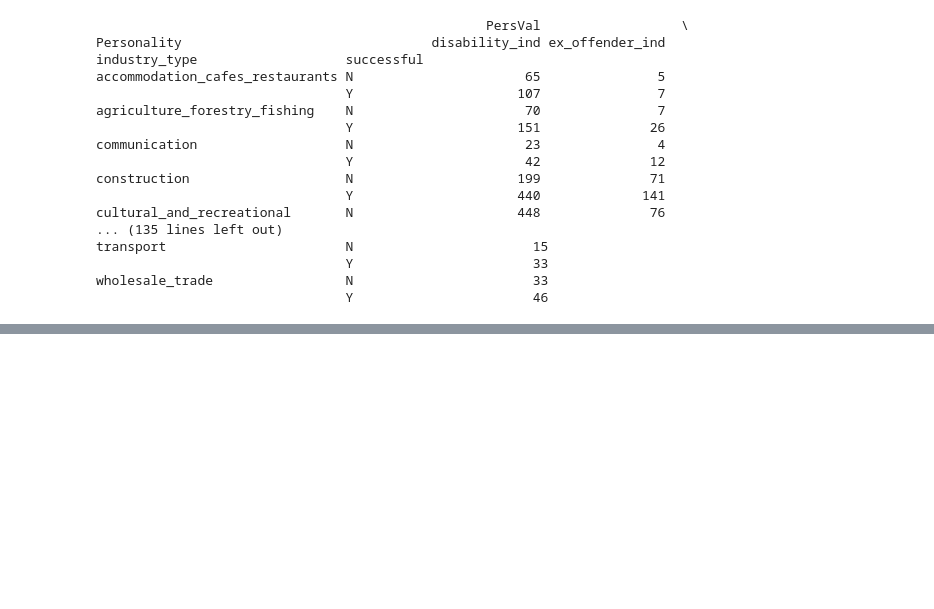
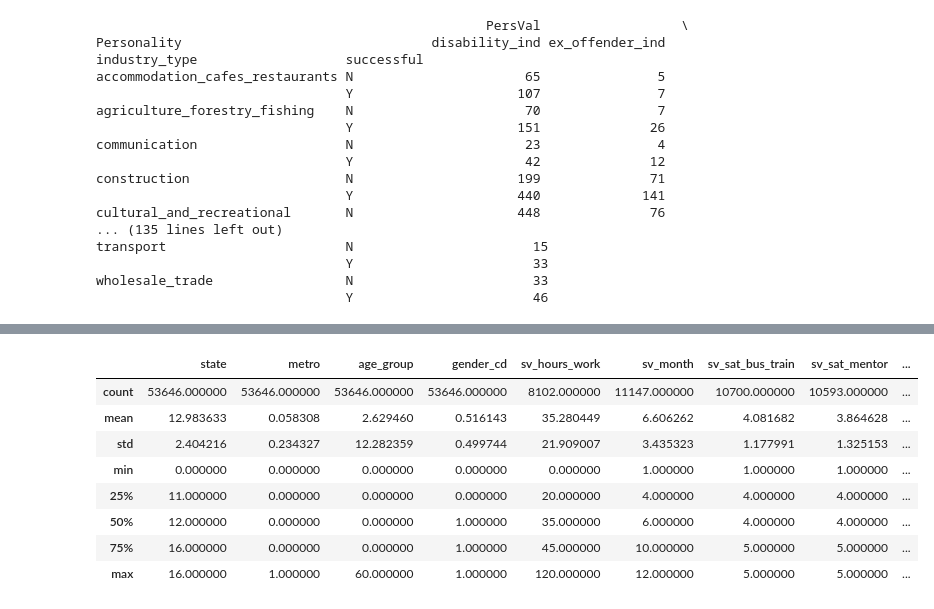
Before and after one commit to vsrajesh1/Capstone_Project_1, a Jupyter notebook: Capstone1_DataWrangling.ipynb, the cells around one changed output, grey strips where cells are left out. Cells and saved outputs as stored; diff of their text form; code cells hidden in the pictures; blank space fills up the shorter version.

```diff
--- a/Capstone1_DataWrangling.ipynb
+++ b/Capstone1_DataWrangling.ipynb
@@ -170,0 +251,77 @@ wholesale_trade                 N                       33
+# %%
+# Converting the states to NUMBERS to find the correlation coefficient
+def convert_state(x):
+    if "NSW" in x:
+        return 11
+    elif "QLD" in x:
+        return 12
+    elif "WA" in x:
+        return 13
+    elif "SA" in x:
+        return 14
+    elif "TAS" in x:
+        return 15
+    elif "VIC" in x:
+        return 16
+    else: return 0
+
+
+# Ages of the participants are provided. Therefore, we are converting the Age_groups to ages.
+# For instance, if the Age_group is 55_59, then the age of the participant is considered to be 59
+# ['40_44' '50_54' '30_34' '55_59' '35_39' '25_29' '60+' '45_49' '20_24'
+# '15_19']
+def convert_agegrp(x):
+    if "15-19" in x:
+        return 19
+    elif "20-24" in x:
+        return 24
+    elif "25-29" in x:
+        return 29
+    elif "30-34" in x:
+        return 34
+    elif "35-39" in x:
+        return 39
+    elif "40-44" in x:
+        return 44
+    elif "45-49" in x:
+        return 49
+    elif "50-54" in x:
+        return 54
+    elif "55-59" in x:
+        return 59
+    elif "60+" in x:
+        return 60
+    else: return 0
+
+
+# Representing the gender as NUMBERS i.e. Male: 1 and Female: 0
+def convert_gender(x):
+    if "M" in x:
+        return 1
+    elif "F" in x:
+        return 0
+    else: return 0
+
+# Representing the Success_indicators as NUMBERS i.e. SUCCESS - Y: 1 and SUCCESS - N (Failure): 0
+def convert_successful(x):
+    if "Y" in x:
+        return 1
+    elif "N" in x:
+        return 1
+    else: return 0
+
+# Some of the columns store text/ Business IDs and they dont make much sense. Therefore, consider numerical columns.
+main_model = main_df[['state','metro','age_group','gender_cd','industry_type',
+                      'sv_hours_work','sv_month','sv_sat_bus_train',
+                      'sv_sat_mentor','sv_sat_overall','neis_allowance_ind','successful']]
+
+# Some of the features in the above dataframe above text/ descriptions and these can be converted to numerical equivalents.
+# for Instance, in "gender_cd", male can be represented as 1 and female can be represented as 0
+main_model["success_indicator"] = main_model["successful"].apply(convert_successful)
+main_model["state"] = main_model["state"].apply(convert_state)
+main_model["age_group"] = main_model["age_group"].apply(convert_agegrp)
+main_model["neis_allowance_ind"] = main_model["neis_allowance_ind"].apply(convert_gender) # function for "gender" can be applied here
+main_model["gender_cd"] = main_model["gender_cd"].apply(convert_gender)
+
+main_model.describe()
+# %% [output]
@@ -170,0 +348,9 @@ wholesale_trade                 N                       33
+|  | state | metro | age_group | gender_cd | sv_hours_work | sv_month | sv_sat_bus_train | sv_sat_mentor | ... |
+| count | 53646.000000 | 53646.000000 | 53646.000000 | 53646.000000 | 8102.000000 | 11147.000000 | 10700.000000 | 10593.000000 | ... |
+| mean | 12.983633 | 0.058308 | 2.629460 | 0.516143 | 35.280449 | 6.606262 | 4.081682 | 3.864628 | ... |
+| std | 2.404216 | 0.234327 | 12.282359 | 0.499744 | 21.909007 | 3.435323 | 1.177991 | 1.325153 | ... |
+| min | 0.000000 | 0.000000 | 0.000000 | 0.000000 | 0.000000 | 1.000000 | 1.000000 | 1.000000 | ... |
+| 25% | 11.000000 | 0.000000 | 0.000000 | 0.000000 | 20.000000 | 4.000000 | 4.000000 | 4.000000 | ... |
+| 50% | 12.000000 | 0.000000 | 0.000000 | 1.000000 | 35.000000 | 6.000000 | 4.000000 | 4.000000 | ... |
+| 75% | 16.000000 | 0.000000 | 0.000000 | 1.000000 | 45.000000 | 10.000000 | 5.000000 | 5.000000 | ... |
+| max | 16.000000 | 1.000000 | 60.000000 | 1.000000 | 120.000000 | 12.000000 | 5.000000 | 5.000000 | ... |
```
Also changed, not shown: parts of 14 cells of this notebook.
